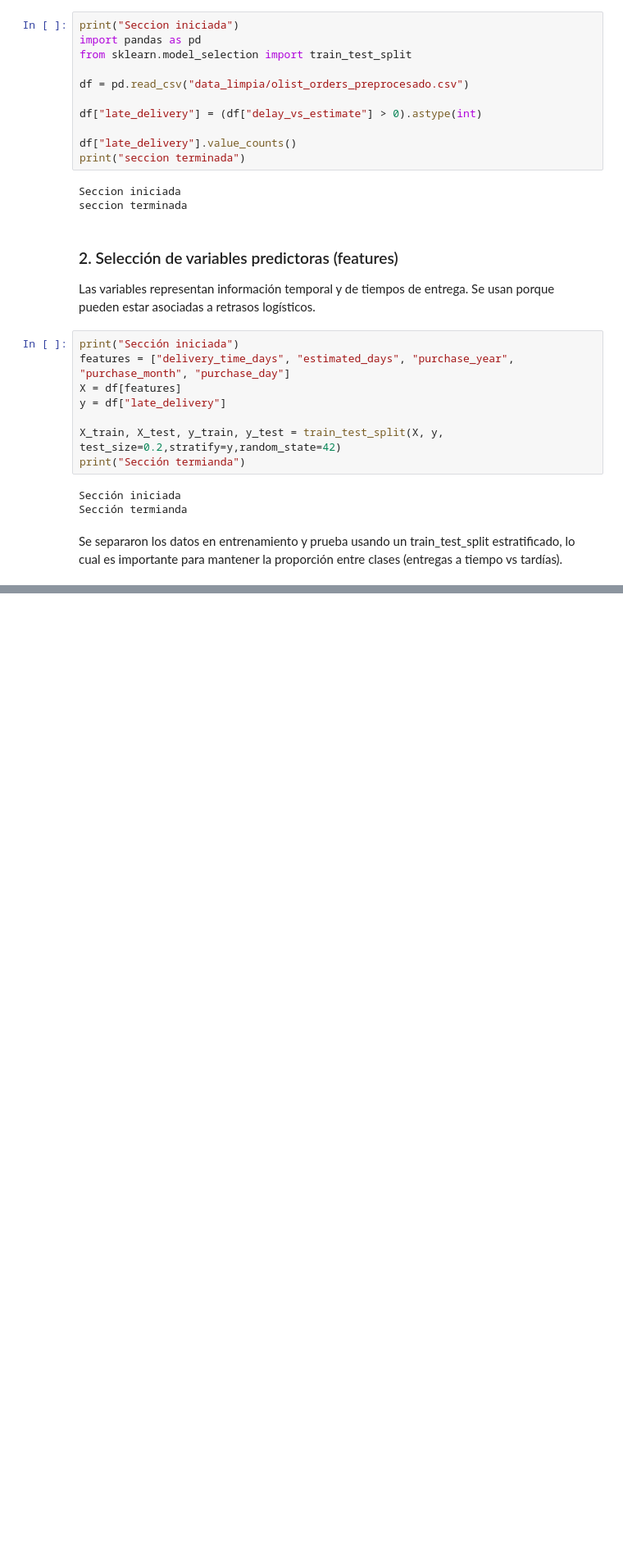
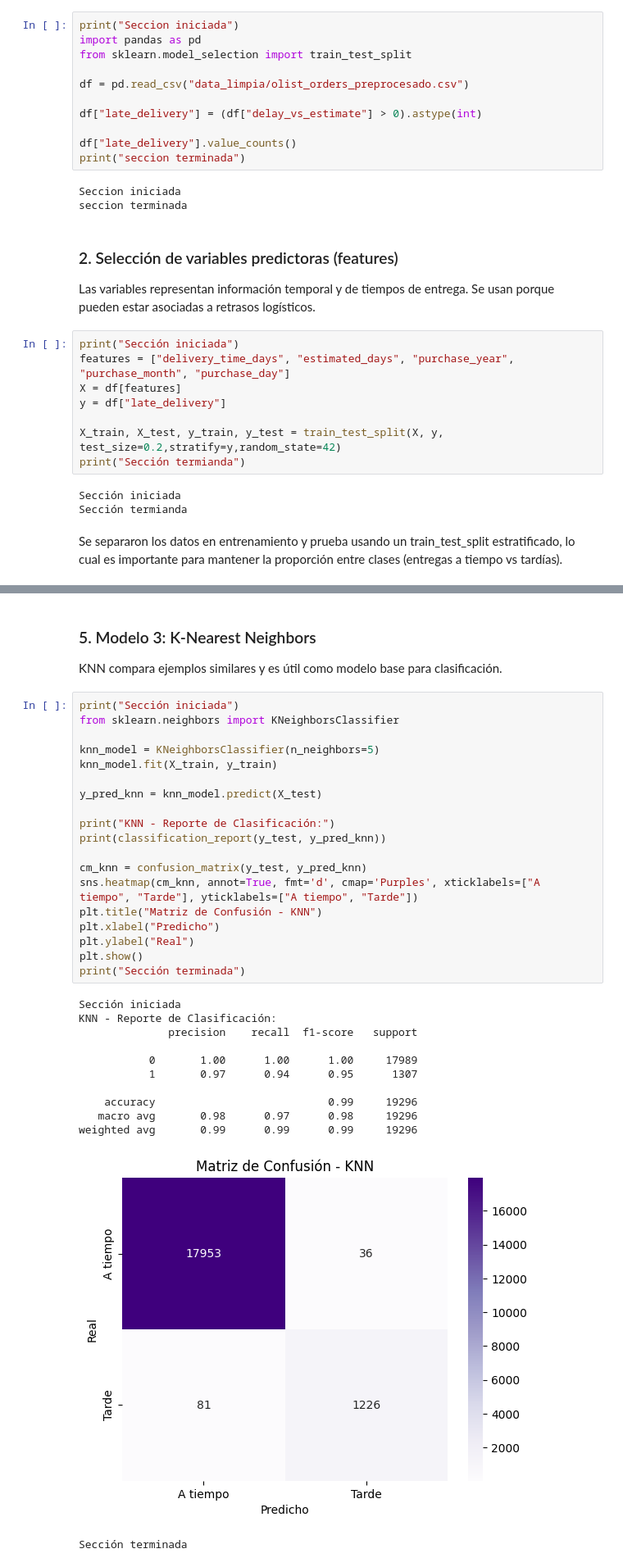
Before and after one commit to BrandonReyes0609/Proyecto3_MD, a Jupyter notebook: main.ipynb, the cells around one changed output, grey strips where cells are left out. Shown: that part at 82% size. Drawn from its saved outputs; the diff is of its cells as text; blank space fills up the shorter version.

```diff
--- a/main.ipynb
+++ b/main.ipynb
@@ -942,0 +1020,36 @@ Se separaron los datos en entrenamiento y prueba usando un train_test_split estr
+# %% [markdown]
+### 5. Modelo 3: K-Nearest Neighbors
+
+ KNN compara ejemplos similares y es útil como modelo base para clasificación.
+# %%
+print("Sección iniciada")
+from sklearn.neighbors import KNeighborsClassifier
+
+knn_model = KNeighborsClassifier(n_neighbors=5)
+knn_model.fit(X_train, y_train)
+
+y_pred_knn = knn_model.predict(X_test)
+
+print("KNN - Reporte de Clasificación:")
+print(classification_report(y_test, y_pred_knn))
+
+cm_knn = confusion_matrix(y_test, y_pred_knn)
+sns.heatmap(cm_knn, annot=True, fmt='d', cmap='Purples', xticklabels=["A tiempo", "Tarde"], yticklabels=["A tiempo", "Tarde"])
+plt.title("Matriz de Confusión - KNN")
+plt.xlabel("Predicho")
+plt.ylabel("Real")
+plt.show()
+print("Sección terminada")
+# %% [output]
+Sección iniciada
+KNN - Reporte de Clasificación:
+              precision    recall  f1-score   support
+
+           0       1.00      1.00      1.00     17989
+           1       0.97      0.94      0.95      1307
+
+    accuracy                           0.99     19296
+   macro avg       0.98      0.97      0.98     19296
+weighted avg       0.99      0.99      0.99     19296
+[figure, added]
+Sección terminada
```
Also changed, not shown: parts of 6 cells of this notebook.
